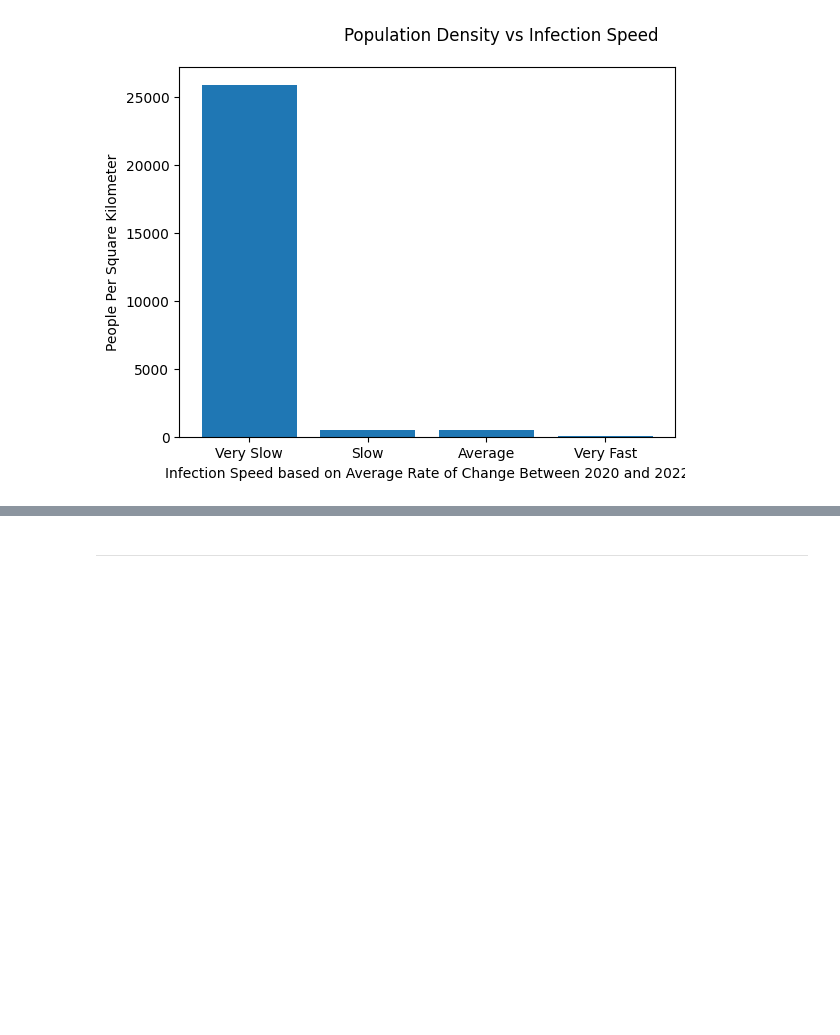
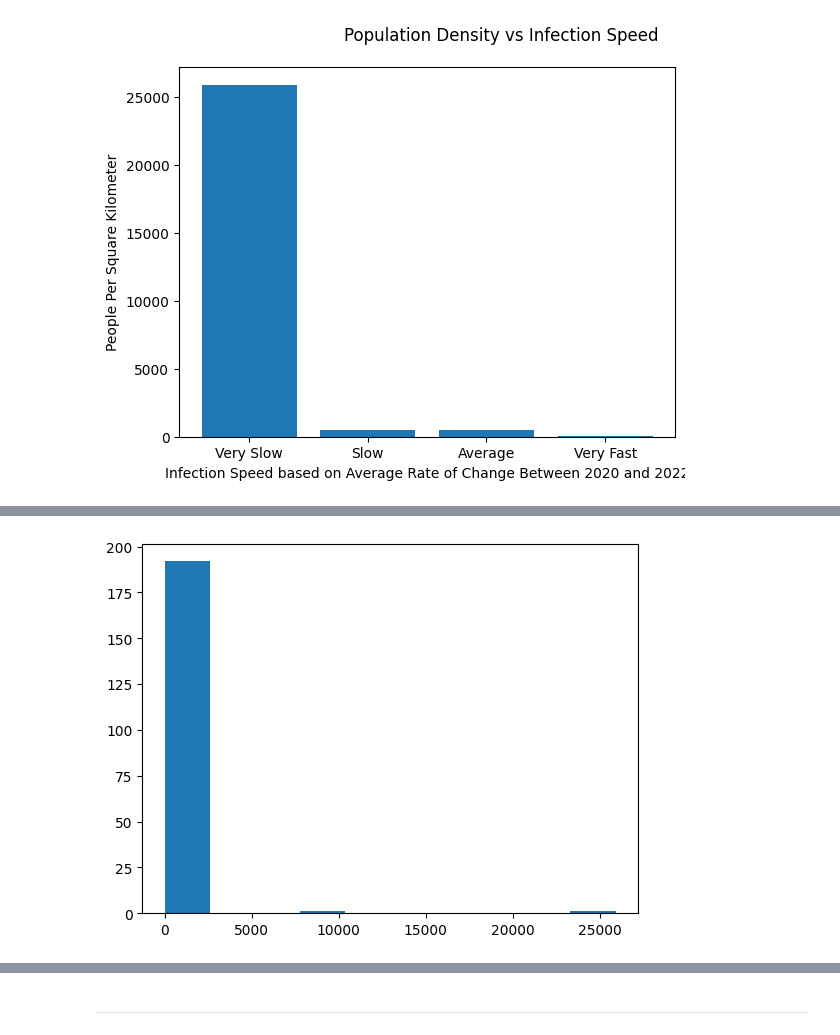
Before and after one commit to lily-the-real-lilly/first, a Jupyter notebook: CovidResearch.ipynb, the cells around one changed output, grey strips where cells are left out. Saved outputs shown, nothing was run; the diff lists cells and outputs as text; code cells hidden in the pictures; blank space fills up the shorter version.

```diff
--- a/CovidResearch.ipynb
+++ b/CovidResearch.ipynb
@@ -727,0 +795,7 @@ plt.show()
+# %%
+x = LRdata['Country People/Sq Km']
+
+plt.hist(x)
+plt.show()
+# %% [output]
+[figure, added]
```
Also changed, not shown: parts of 13 cells of this notebook.
